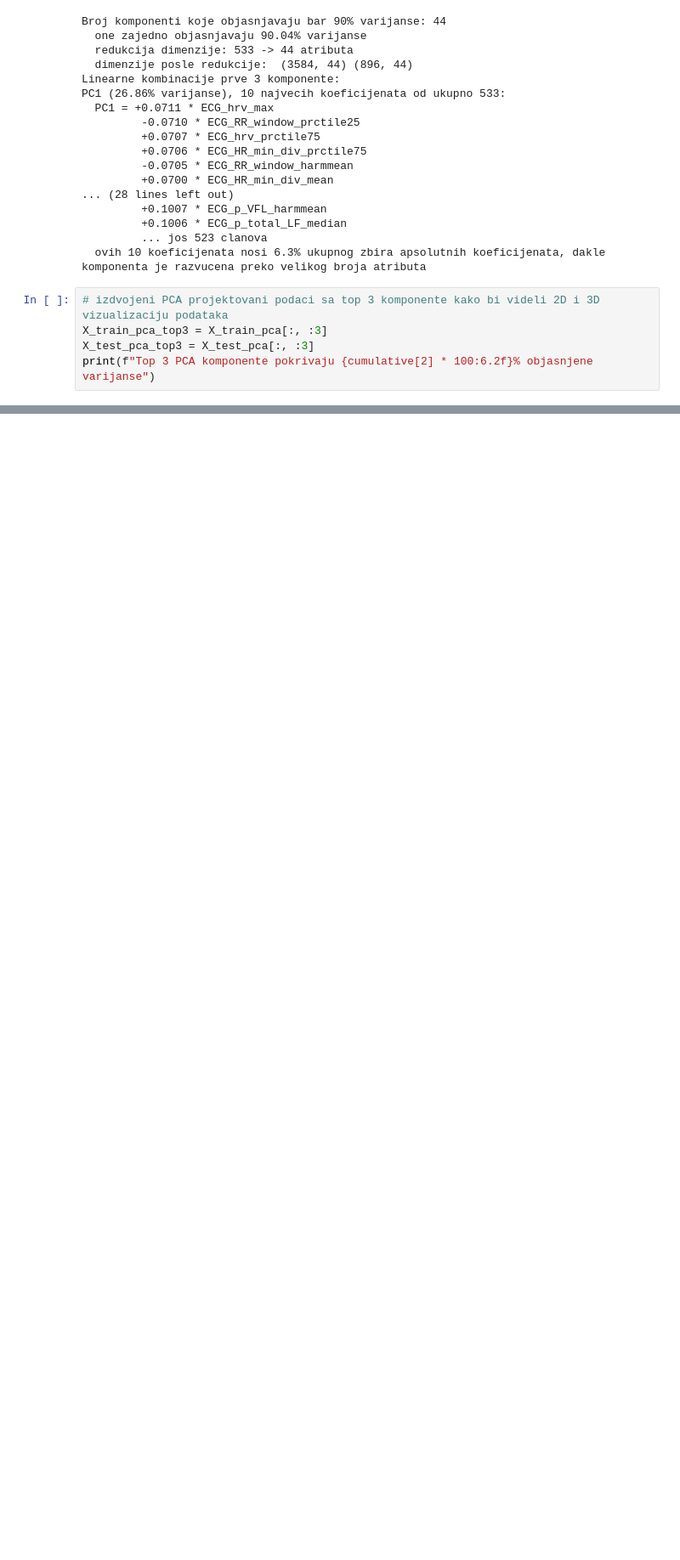
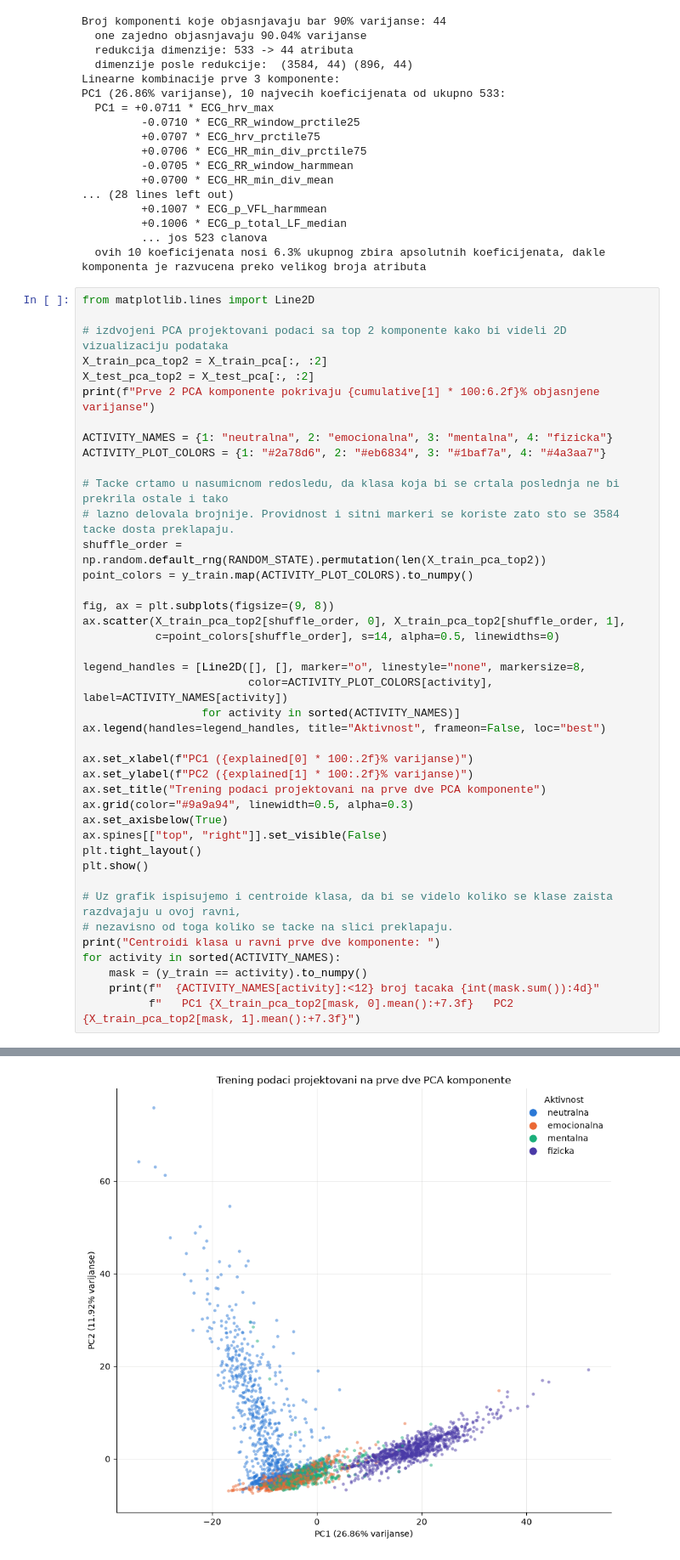
Before and after one commit to Boce03/ml_activity_classification, a Jupyter notebook: feature_reduction.ipynb, the cells around one changed output, grey strips where cells are left out. Shown at 85% size. Saved outputs shown, nothing was run; the diff lists cells and outputs as text; blank space fills up the shorter version.

Commit message:
add 2D scatter plot of train data for top 2 PCA components

```diff
--- a/feature_reduction.ipynb
+++ b/feature_reduction.ipynb
@@ -269,8 +269,44 @@ PC1 (26.86% varijanse), 10 najvecih koeficijenata od ukupno 533:
          ... jos 523 clanova
   ovih 10 koeficijenata nosi 6.3% ukupnog zbira apsolutnih koeficijenata, dakle komponenta je razvucena preko velikog broja atributa
 # %%
-# izdvojeni PCA projektovani podaci sa top 3 komponente kako bi videli 2D i 3D vizualizaciju podataka
-X_train_pca_top3 = X_train_pca[:, :3]
-X_test_pca_top3 = X_test_pca[:, :3]
-print(f"Top 3 PCA komponente pokrivaju {cumulative[2] * 100:6.2f}% objasnjene varijanse")
+from matplotlib.lines import Line2D
+
+# izdvojeni PCA projektovani podaci sa top 2 komponente kako bi videli 2D vizualizaciju podataka
+X_train_pca_top2 = X_train_pca[:, :2]
+X_test_pca_top2 = X_test_pca[:, :2]
+print(f"Prve 2 PCA komponente pokrivaju {cumulative[1] * 100:6.2f}% objasnjene varijanse")
+
+ACTIVITY_NAMES = {1: "neutralna", 2: "emocionalna", 3: "mentalna", 4: "fizicka"}
+ACTIVITY_PLOT_COLORS = {1: "#2a78d6", 2: "#eb6834", 3: "#1baf7a", 4: "#4a3aa7"}
+
+# Tacke crtamo u nasumicnom redosledu, da klasa koja bi se crtala poslednja ne bi prekrila ostale i tako
+# lazno delovala brojnije. Providnost i sitni markeri se koriste zato sto se 3584 tacke dosta preklapaju.
+shuffle_order = np.random.default_rng(RANDOM_STATE).permutation(len(X_train_pca_top2))
+point_colors = y_train.map(ACTIVITY_PLOT_COLORS).to_numpy()
+
+fig, ax = plt.subplots(figsize=(9, 8))
+ax.scatter(X_train_pca_top2[shuffle_order, 0], X_train_pca_top2[shuffle_order, 1],
+           c=point_colors[shuffle_order], s=14, alpha=0.5, linewidths=0)
+
+legend_handles = [Line2D([], [], marker="o", linestyle="none", markersize=8,
+                         color=ACTIVITY_PLOT_COLORS[activity], label=ACTIVITY_NAMES[activity])
+                  for activity in sorted(ACTIVITY_NAMES)]
+ax.legend(handles=legend_handles, title="Aktivnost", frameon=False, loc="best")
+
+ax.set_xlabel(f"PC1 ({explained[0] * 100:.2f}% varijanse)")
+ax.set_ylabel(f"PC2 ({explained[1] * 100:.2f}% varijanse)")
+ax.set_title("Trening podaci projektovani na prve dve PCA komponente")
+ax.grid(color="#9a9a94", linewidth=0.5, alpha=0.3)
+ax.set_axisbelow(True)
+ax.spines[["top", "right"]].set_visible(False)
+plt.tight_layout()
+plt.show()
+
+# Uz grafik ispisujemo i centroide klasa, da bi se videlo koliko se klase zaista razdvajaju u ovoj ravni,
+# nezavisno od toga koliko se tacke na slici preklapaju.
+print("Centroidi klasa u ravni prve dve komponente: ")
+for activity in sorted(ACTIVITY_NAMES):
+    mask = (y_train == activity).to_numpy()
+    print(f"  {ACTIVITY_NAMES[activity]:<12} broj tacaka {int(mask.sum()):4d}"
+          f"   PC1 {X_train_pca_top2[mask, 0].mean():+7.3f}   PC2 {X_train_pca_top2[mask, 1].mean():+7.3f}")
 # %% [output]
@@ -277,0 +314 @@ Top 3 PCA komponente pokrivaju  48.24% objasnjene varijanse
+[figure, added]
```
Also changed, not shown: parts of 1 cell of this notebook.
